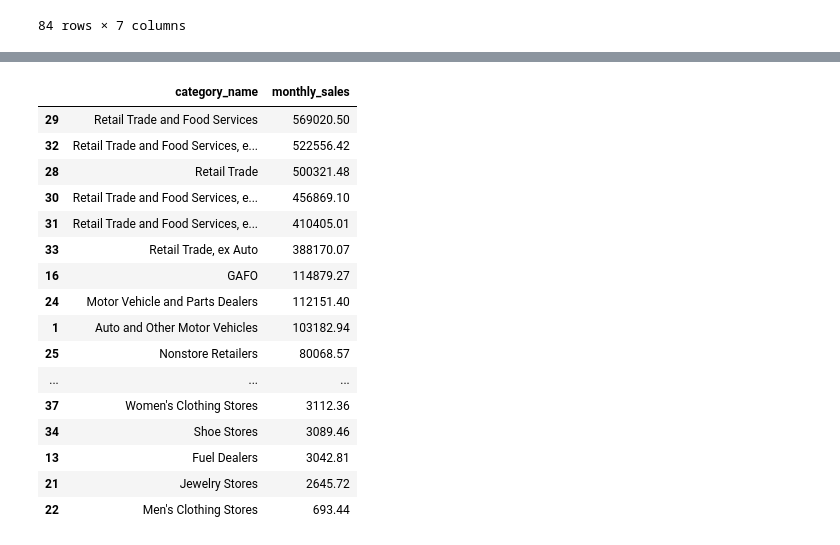
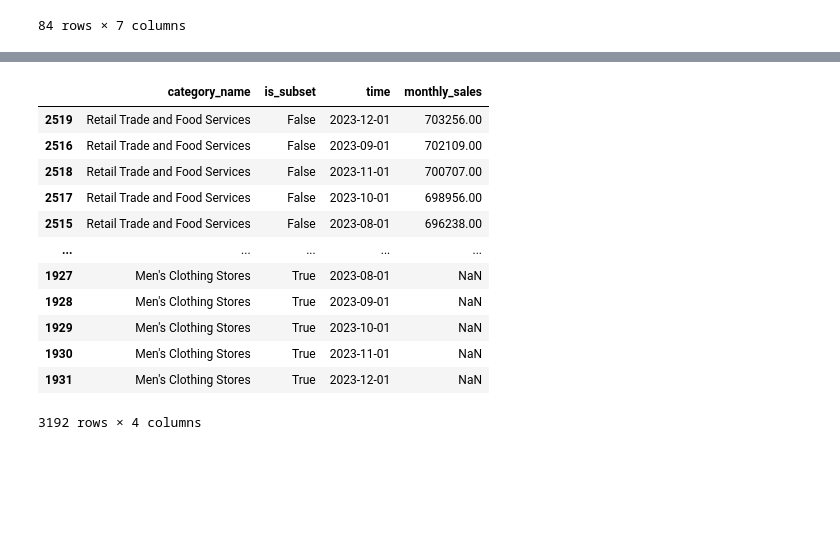
Before and after one commit to charJin/mrts-retail-and-food-services, a Jupyter notebook: notebooks/retail-and-food-analysis.ipynb, the cells around one changed output, grey strips where cells are left out. Saved outputs shown, nothing was run; the diff lists cells and outputs as text; code cells hidden in the pictures; blank space fills up the shorter version.

```diff
--- a/notebooks/retail-and-food-analysis.ipynb
+++ b/notebooks/retail-and-food-analysis.ipynb
@@ -269,5 +270,5 @@ sales_trends['year'] = df_adjusted['time'].dt.year
 yearly_sales_avg = sales_trends.groupby(['year', 'category_name', 'high_level_category'])['monthly_sales'].mean().reset_index()
 yearly_sales_sum = sales_trends.groupby(['year', 'category_name', 'high_level_category', 'is_subset'])['monthly_sales'].sum().reset_index()
 yearly_sales_sum['yoy_percentage'] = yearly_sales_sum.groupby('category_name')['monthly_sales'].pct_change() * 100
-sales_avg = sales_trends.groupby(['category_name'])['monthly_sales'].mean().reset_index()
+sales_avg = sales_trends.groupby(['category_name', 'is_subset','time'])['monthly_sales'].mean().reset_index()
 sales_sum = sales_trends.groupby(['category_name'])['monthly_sales'].sum().reset_index()
@@ -290,21 +275,16 @@ yearly_sales_sum
 # %%
-sales_avg = sales_avg.sort_values(by=['monthly_sales'], ascending=False)
-sales_avg
+sales_avg.sort_values(by=['monthly_sales'], ascending=False)
 # %% [output]
-|  | category_name | monthly_sales |
-| 29 | Retail Trade and Food Services | 569020.50 |
-| 32 | Retail Trade and Food Services, e... | 522556.42 |
-| 28 | Retail Trade | 500321.48 |
-| 30 | Retail Trade and Food Services, e... | 456869.10 |
-| 31 | Retail Trade and Food Services, e... | 410405.01 |
-| 33 | Retail Trade, ex Auto | 388170.07 |
-| 16 | GAFO | 114879.27 |
-| 24 | Motor Vehicle and Parts Dealers | 112151.40 |
-| 1 | Auto and Other Motor Vehicles | 103182.94 |
-| 25 | Nonstore Retailers | 80068.57 |
-| ... | ... | ... |
-| 37 | Women's Clothing Stores | 3112.36 |
-| 34 | Shoe Stores | 3089.46 |
-| 13 | Fuel Dealers | 3042.81 |
-| 21 | Jewelry Stores | 2645.72 |
-| 22 | Men's Clothing Stores | 693.44 |
+|  | category_name | is_subset | time | monthly_sales |
+| 2519 | Retail Trade and Food Services | False | 2023-12-01 | 703256.00 |
+| 2516 | Retail Trade and Food Services | False | 2023-09-01 | 702109.00 |
+| 2518 | Retail Trade and Food Services | False | 2023-11-01 | 700707.00 |
+| 2517 | Retail Trade and Food Services | False | 2023-10-01 | 698956.00 |
+| 2515 | Retail Trade and Food Services | False | 2023-08-01 | 696238.00 |
+| ... | ... | ... | ... | ... |
+| 1927 | Men's Clothing Stores | True | 2023-08-01 | NaN |
+| 1928 | Men's Clothing Stores | True | 2023-09-01 | NaN |
+| 1929 | Men's Clothing Stores | True | 2023-10-01 | NaN |
+| 1930 | Men's Clothing Stores | True | 2023-11-01 | NaN |
+| 1931 | Men's Clothing Stores | True | 2023-12-01 | NaN |
+3192 rows × 4 columns
```
Also changed, not shown: parts of 11 cells of this notebook, 1 other file.
